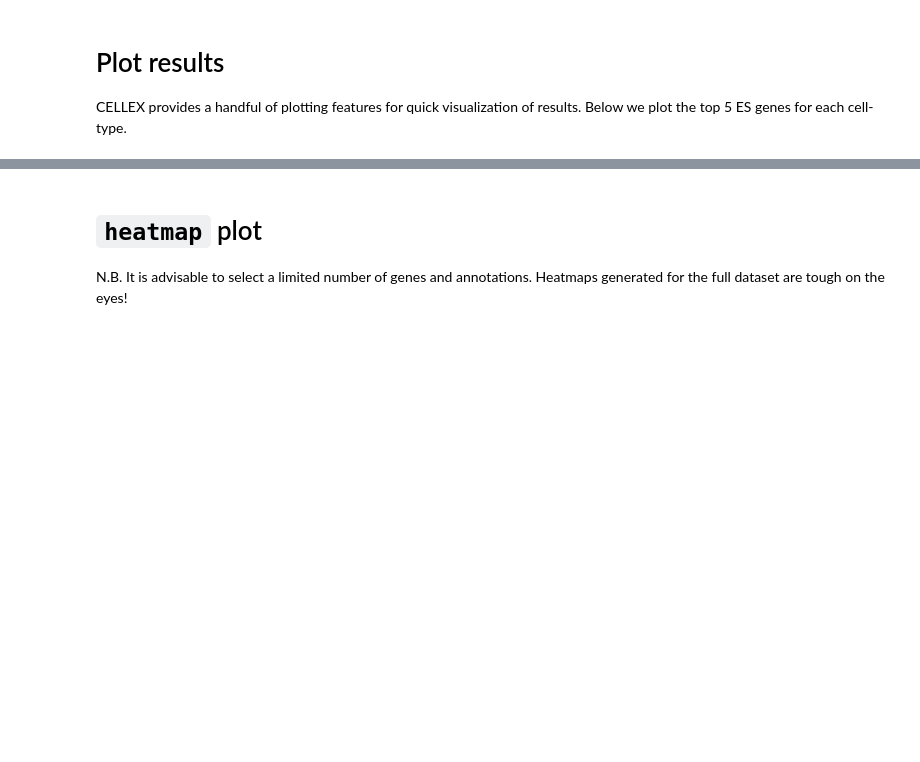
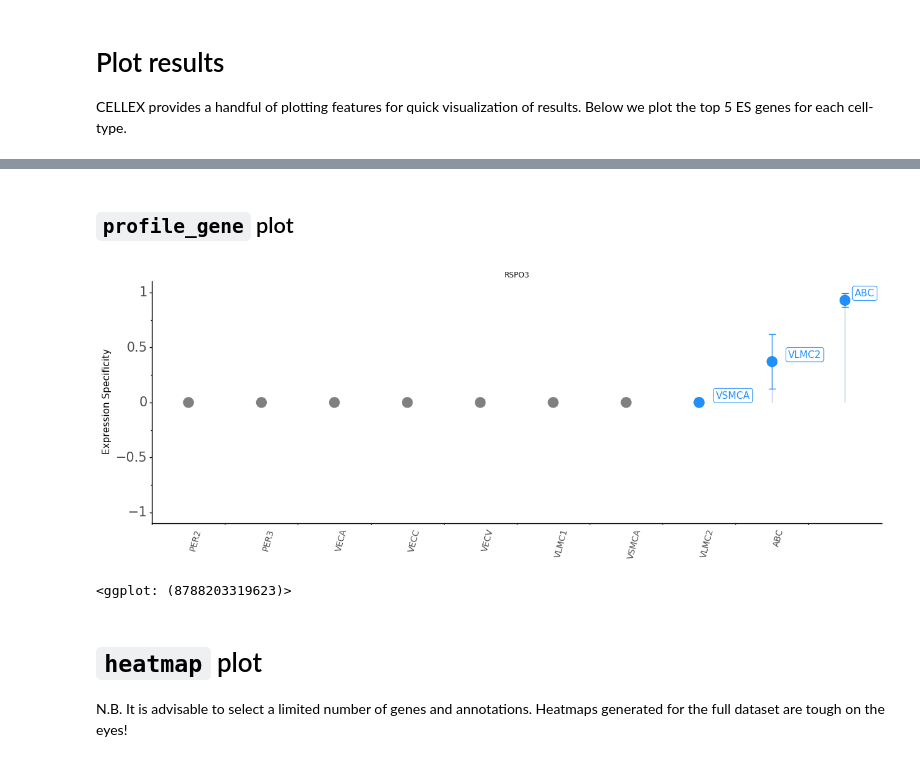
Before and after one commit to perslab/CELLEX, a Jupyter notebook: docs/tutorials/demo_mousebrain_vascular_cells.ipynb, the cells around one changed output, grey strips where cells are left out. Drawn from its saved outputs; the diff is of its cells as text; code cells hidden in the pictures; blank space fills up the shorter version.

```diff
--- a/docs/tutorials/demo_mousebrain_vascular_cells.ipynb
+++ b/docs/tutorials/demo_mousebrain_vascular_cells.ipynb
@@ -196,6 +216,14 @@ df_esmu.loc[genes_to_plot].head()
 #cellex.utils.mapping.ens_mouse_to_ens_human(all_genes, drop_unmapped=True, verbose=True)
 #cellex.utils.mapping.ens_human_to_symbol(all_genes, drop_unmapped=True, verbose=True)
 #all_genes.loc[genes_to_plot]
+# %% [markdown]
+## `profile_gene` plot
+# %%
+p_esmu = cellex.plotting.gene_profile(genes=["RSPO3"], weights=eso.results["esmu"], stddev=eso.results["essd"], highlight_n=3)
+p_esmu
+# %% [output]
+[figure, added]
+<ggplot: (8788203319623)>
 # %% [markdown]
 # `heatmap` plot
 N.B. It is advisable to select a limited number of genes and annotations. Heatmaps generated for the full dataset are tough on the eyes!
```
Also changed, not shown: parts of 13 cells of this notebook.
